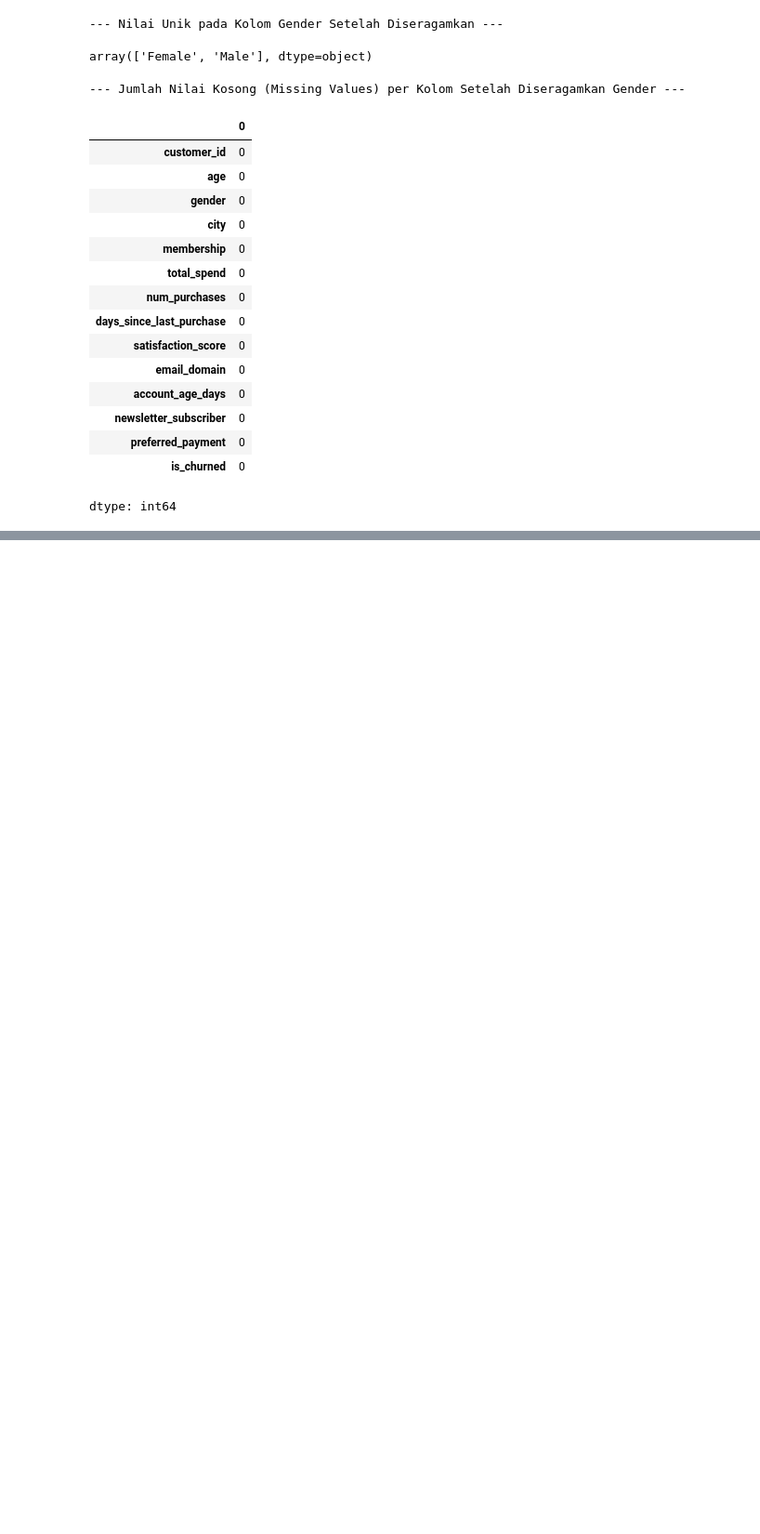
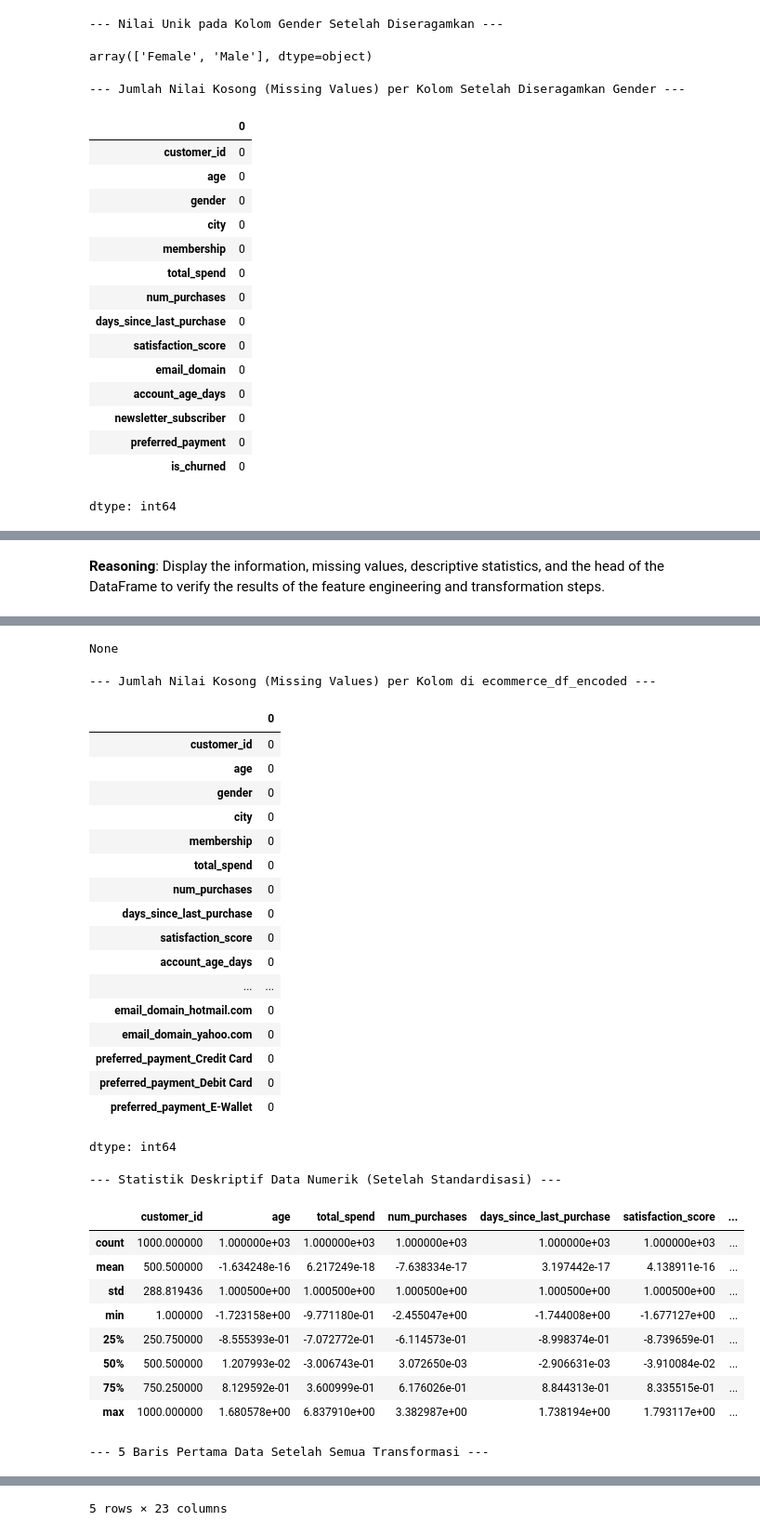
Before and after one commit to Codift05/ColabArchive, a Jupyter notebook: Dataset_PreProcessing.ipynb, the cells around one changed output, grey strips where cells are left out. Shown: that part at 93% size. Cells and saved outputs as stored; diff of their text form; code cells hidden in the pictures; blank space fills up the shorter version.

```diff
--- a/Dataset_PreProcessing.ipynb
+++ b/Dataset_PreProcessing.ipynb
@@ -407,0 +633,20 @@ dtype: int64
+# %% [markdown]
+**Reasoning**:
+Display the information, missing values, descriptive statistics, and the head of the DataFrame to verify the results of the feature engineering and transformation steps.
+# %%
+# Tampilkan informasi umum DataFrame ecommerce_df_encoded
+print("--- Informasi DataFrame ecommerce_df_encoded ---")
+display(ecommerce_df_encoded.info())
+
+# Tampilkan jumlah nilai kosong di setiap kolom
+print("\n--- Jumlah Nilai Kosong (Missing Values) per Kolom di ecommerce_df_encoded ---")
+display(ecommerce_df_encoded.isnull().sum())
+
+# Tampilkan statistik deskriptif untuk kolom numerik
+print("\n--- Statistik Deskriptif Data Numerik (Setelah Standardisasi) ---")
+display(ecommerce_df_encoded.describe())
+
+# Tampilkan 5 baris pertama DataFrame ecommerce_df_encoded
+print("\n--- 5 Baris Pertama Data Setelah Semua Transformasi ---")
+display(ecommerce_df_encoded.head())
+# %% [output]
@@ -407,0 +670,31 @@ dtype: int64
+None
+--- Jumlah Nilai Kosong (Missing Values) per Kolom di ecommerce_df_encoded ---
+|  | 0 |
+| customer_id | 0 |
+| age | 0 |
+| gender | 0 |
+| city | 0 |
+| membership | 0 |
+| total_spend | 0 |
+| num_purchases | 0 |
+| days_since_last_purchase | 0 |
+| satisfaction_score | 0 |
+| account_age_days | 0 |
+| ... | ... |
+| email_domain_hotmail.com | 0 |
+| email_domain_yahoo.com | 0 |
+| preferred_payment_Credit Card | 0 |
+| preferred_payment_Debit Card | 0 |
+| preferred_payment_E-Wallet | 0 |
+dtype: int64
+--- Statistik Deskriptif Data Numerik (Setelah Standardisasi) ---
+|  | customer_id | age | total_spend | num_purchases | days_since_last_purchase | satisfaction_score | ... |
+| count | 1000.000000 | 1.000000e+03 | 1.000000e+03 | 1.000000e+03 | 1.000000e+03 | 1.000000e+03 | ... |
+| mean | 500.500000 | -1.634248e-16 | 6.217249e-18 | -7.638334e-17 | 3.197442e-17 | 4.138911e-16 | ... |
+| std | 288.819436 | 1.000500e+00 | 1.000500e+00 | 1.000500e+00 | 1.000500e+00 | 1.000500e+00 | ... |
+| min | 1.000000 | -1.723158e+00 | -9.771180e-01 | -2.455047e+00 | -1.744008e+00 | -1.677127e+00 | ... |
+| 25% | 250.750000 | -8.555393e-01 | -7.072772e-01 | -6.114573e-01 | -8.998374e-01 | -8.739659e-01 | ... |
+| 50% | 500.500000 | 1.207993e-02 | -3.006743e-01 | 3.072650e-03 | -2.906631e-03 | -3.910084e-02 | ... |
+| 75% | 750.250000 | 8.129592e-01 | 3.600999e-01 | 6.176026e-01 | 8.844313e-01 | 8.335515e-01 | ... |
+| max | 1000.000000 | 1.680578e+00 | 6.837910e+00 | 3.382987e+00 | 1.738194e+00 | 1.793117e+00 | ... |
+--- 5 Baris Pertama Data Setelah Semua Transformasi ---
@@ -407,0 +707 @@ dtype: int64
+5 rows × 23 columns
```
Also changed, not shown: parts of 34 cells of this notebook.
